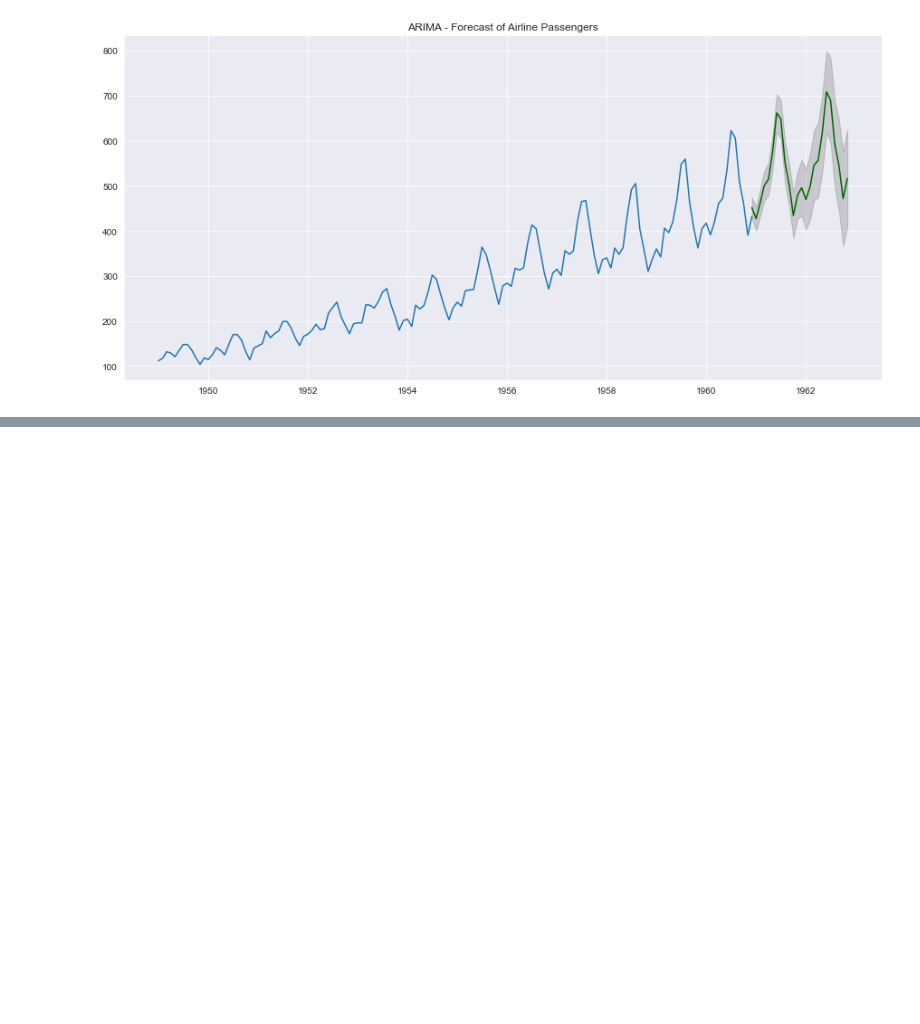
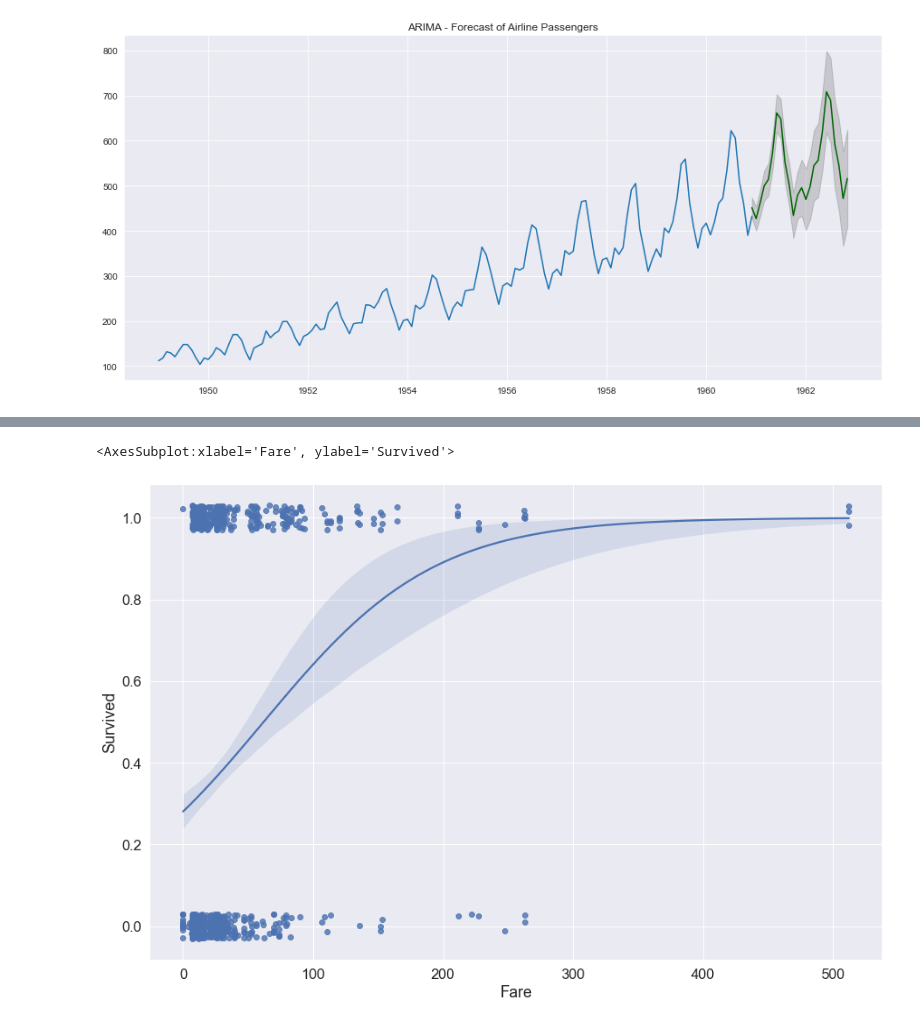
Before and after one commit to pbellot/FormationPANDAS, a Jupyter notebook: exercices.ipynb, the cells around one changed output, grey strips where cells are left out. Cells and saved outputs as stored; diff of their text form; code cells hidden in the pictures; blank space fills up the shorter version.

```diff
--- a/exercices.ipynb
+++ b/exercices.ipynb
@@ -342,0 +392,6 @@ forecast(SARIMA_model)
+# %%
+plt.figure(figsize=(15,10))
+sns.regplot(x="Fare", y="Survived", data=titanic, logistic=True, n_boot=500, y_jitter=.03)
+# %% [output]
+<AxesSubplot:xlabel='Fare', ylabel='Survived'>
+[figure, added]
```
Also changed, not shown: parts of 9 cells of this notebook.
